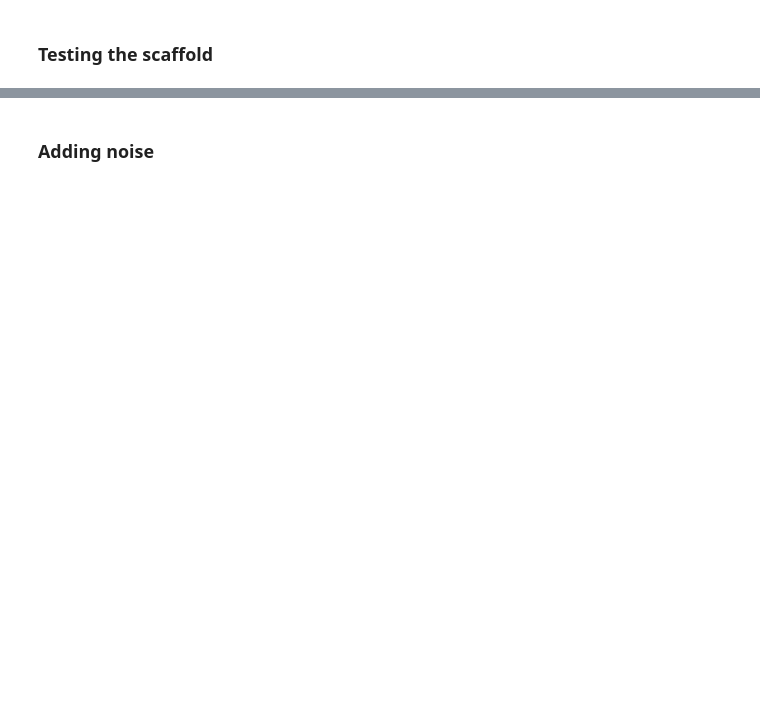
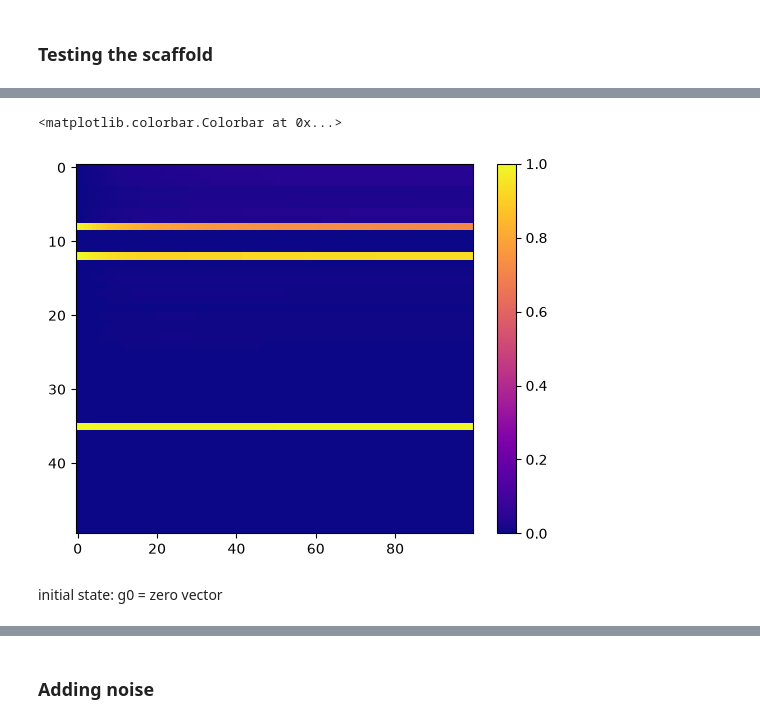
Before and after one commit to srujanakaluve/Master-s-Thesis-Projects, a Jupyter notebook: vectorHASH-cont-scipy/vectorHASH_cont.ipynb, the cells around one changed output, grey strips where cells are left out. Drawn from its saved outputs; the diff is of its cells as text; code cells hidden in the pictures; blank space fills up the shorter version.

Commit message:
trying out jax, added scaffold plots

```diff
--- a/vectorHASH-cont-scipy/vectorHASH_cont.ipynb
+++ b/vectorHASH-cont-scipy/vectorHASH_cont.ipynb
@@ -155,0 +99,12 @@ False
+# %%
+lams = np.array([3, 4, 5])
+Ng = np.sum(lams*lams)
+patts_total = np.prod(lams*lams)
+Nh = 400
+Ns = patts_total
+
+W_gg = gridtogrid(20, -3, lams)
+
+grid, W_hg, hc, W_gh = scaffold_layers(Ng, Nh, patts_total, lams, 0)
+sens = np.sign(np.random.randn(Ns, patts_total))
+W_hs, W_sh = sensory_weights(sens, hc)
@@ -155,0 +113,28 @@ False
+# %%
+# if intial state is a fixed point, should stay at that fixed point
+patt = 35
+g0 = grid[:, patt]
+h0 = hc[:, patt]
+state0 = np.concatenate([g0, h0])
+
+sol = solve_ivp(
+    scaffold, t_span=(0, 10), y0=state0,
+    args=(Ng, Nh, W_gg, W_hg, W_gh, lams, 0.5, 1.0, 1.0),
+    method='RK45', t_eval=np.linspace(0, 10, 100))
+
+g_traj = sol.y[:Ng, :]   # shape: (Ng, n_timepoints)
+h_traj = sol.y[Ng:, :]
+
+np.set_printoptions(precision=3, suppress=True)
+
+print(np.argmax(g_traj[:,-1][:9]), np.argmax(g_traj[:,-1][9:25]), np.argmax(g_traj[:,-1][25:]))
+print("original state:", np.argmax(grid[:,patt][:9]), np.argmax(grid[:,patt][9:25]), np.argmax(grid[:,patt][25:]))
+print(g_traj[:,-1][:9])
+print(g_traj[:,-1][9:25])
+print(g_traj[:,-1][25:])
+
+print("L2 norm between h's:", np.linalg.norm(h_traj[:, -1] - h0))
+
+s_actual = np.sign(W_sh @ h0)
+s_recalled = np.sign(W_sh @ h_traj[:, -1])
+print("overlap between sensory vectors:", get_overlap(s_recalled, s_actual))
@@ -155,0 +152,9 @@ False
+# %%
+# g0 = pattern, wgg has 20, -3
+plt.imshow(g_traj[:, :], aspect="auto", interpolation="none", vmin=0, vmax=1, cmap="plasma")
+plt.colorbar()
+# %% [output]
+<matplotlib.colorbar.Colorbar at 0x...>
+[figure, added]
+# %% [markdown]
+initial state: g0 = zero vector
```
Also changed, not shown: parts of 26 cells of this notebook, 8 other files.
